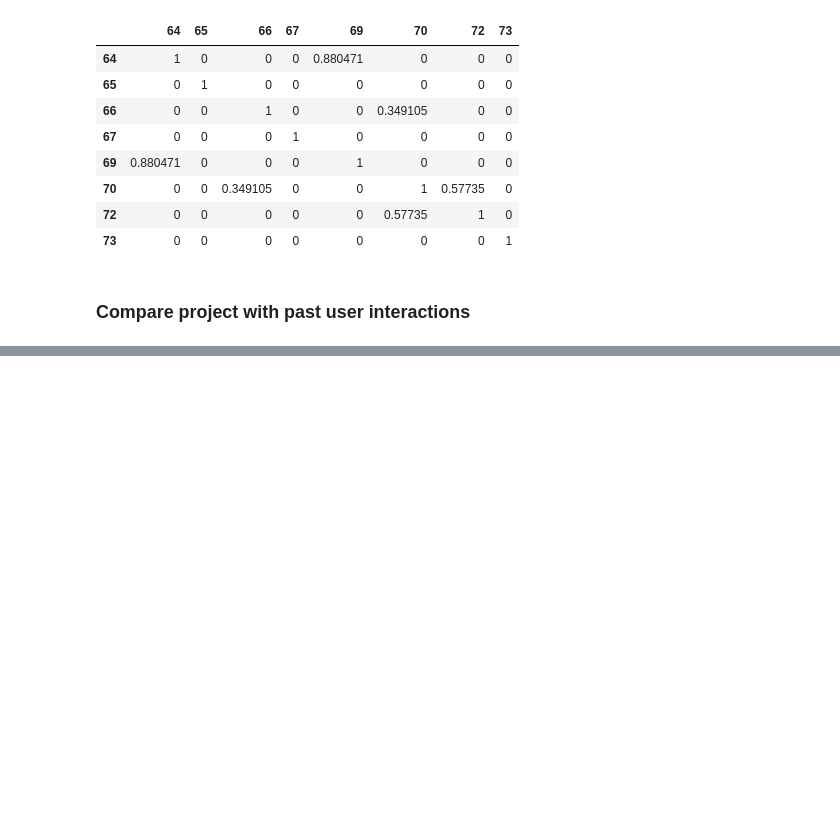
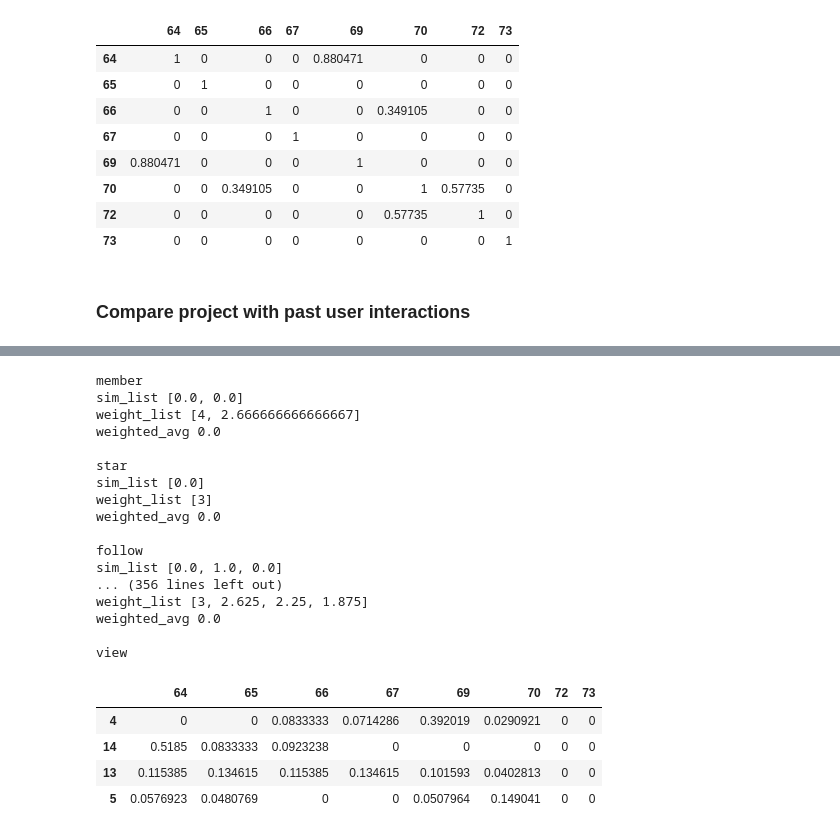
Before and after one commit to FFEVER/kollab-data, a Jupyter notebook: research/project_recommender/Content-based Project to User.ipynb, the cells around one changed output, grey strips where cells are left out. Cells and saved outputs as stored; diff of their text form; code cells hidden in the pictures; blank space fills up the shorter version.

Commit message:
[+] Implement RelationCalcByInteractions on notebook

```diff
--- a/research/project_recommender/Content-based Project to User.ipynb
+++ b/research/project_recommender/Content-based Project to User.ipynb
@@ -318,0 +288,36 @@ Name: 73, dtype: object
+# %%
+interaction_calc = RelationCalcByInteractions()
+from research.project_recommender.relationship import UserProjectRelationship
+
+u_p_sim = UserProjectRelationship(calculator = RelationCalcByInteractions)
+u_p_relation = u_p_sim.fill_relations()
+u_p_relation
+
+# for u in User.objects.all():
+
+#     for p in Project.objects.all():
+#         interaction_calc.calc_relation(u, p)
+#         print("----")
+# %% [output]
+member
+sim_list [0.0, 0.0]
+weight_list [4, 2.666666666666667]
+weighted_avg 0.0
+
+star
+sim_list [0.0]
+weight_list [3]
+weighted_avg 0.0
+
+follow
+sim_list [0.0, 1.0, 0.0]
+... (356 lines left out)
+weight_list [3, 2.625, 2.25, 1.875]
+weighted_avg 0.0
+
+view
+|  | 64 | 65 | 66 | 67 | 69 | 70 | 72 | 73 |
+| 4 | 0 | 0 | 0.0833333 | 0.0714286 | 0.392019 | 0.0290921 | 0 | 0 |
+| 14 | 0.5185 | 0.0833333 | 0.0923238 | 0 | 0 | 0 | 0 | 0 |
+| 13 | 0.115385 | 0.134615 | 0.115385 | 0.134615 | 0.101593 | 0.0402813 | 0 | 0 |
+| 5 | 0.0576923 | 0.0480769 | 0 | 0 | 0.0507964 | 0.149041 | 0 | 0 |
```
Also changed, not shown: parts of 14 cells of this notebook.
